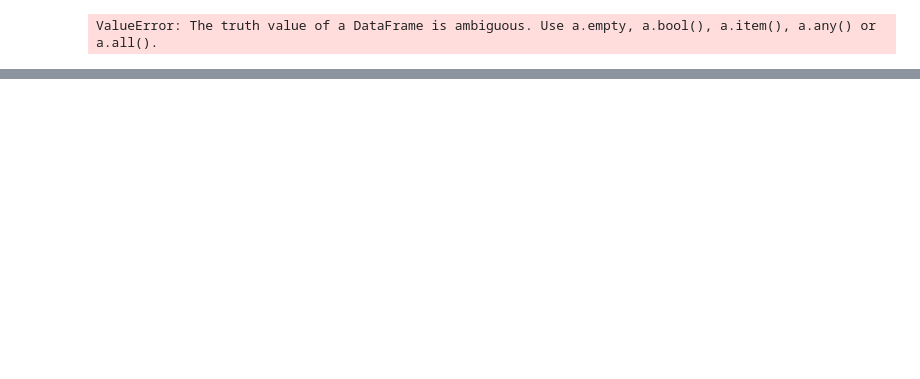
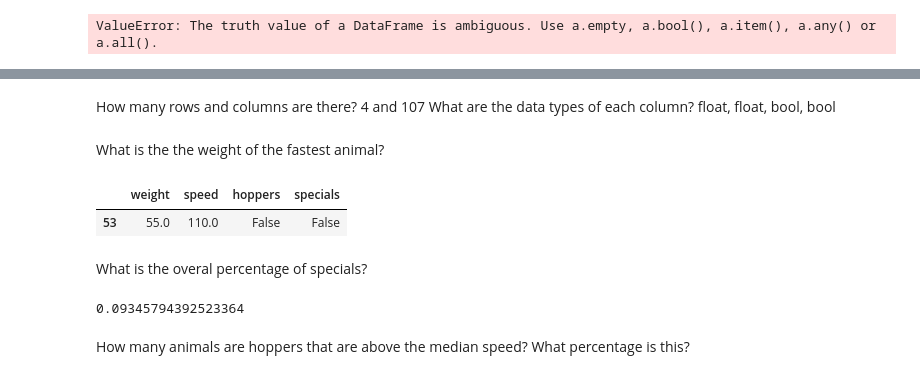
Before and after one commit to matt-c-knight/numpy-pandas-visualization-exercises, a Jupyter notebook: dataframes.ipynb, the cells around one changed output, grey strips where cells are left out. Cells and saved outputs as stored; diff of their text form; code cells hidden in the pictures; blank space fills up the shorter version.

```diff
--- a/dataframes.ipynb
+++ b/dataframes.ipynb
@@ -302,0 +319,2 @@ ValueError: The truth value of a DataFrame is ambiguous. Use a.empty, a.bool(),
+# %%
+mammals = data('Mammals')
@@ -302,0 +335,7 @@ ValueError: The truth value of a DataFrame is ambiguous. Use a.empty, a.bool(),
+# %% [markdown]
+How many rows and columns are there?
+4 and 107
+What are the data types of each column?
+float, float, bool, bool
+# %% [markdown]
+What is the the weight of the fastest animal?
@@ -302,0 +344,13 @@ ValueError: The truth value of a DataFrame is ambiguous. Use a.empty, a.bool(),
+# %%
+mammals[mammals['speed'] == 110.0]
+# %% [output]
+|  | weight | speed | hoppers | specials |
+| 53 | 55.0 | 110.0 | False | False |
+# %% [markdown]
+What is the overal percentage of specials?
+# %%
+sum(mammals['specials'] == True) / len(mammals)
+# %% [output]
+0.09345794392523364
+# %% [markdown]
+How many animals are hoppers that are above the median speed? What percentage is this?
```
Also changed, not shown: parts of 8 cells of this notebook.
